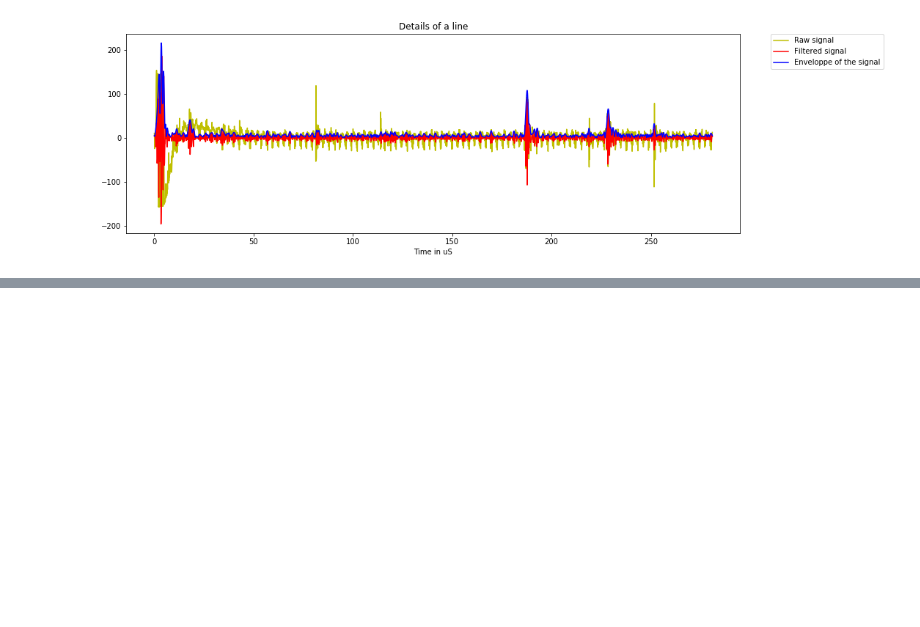
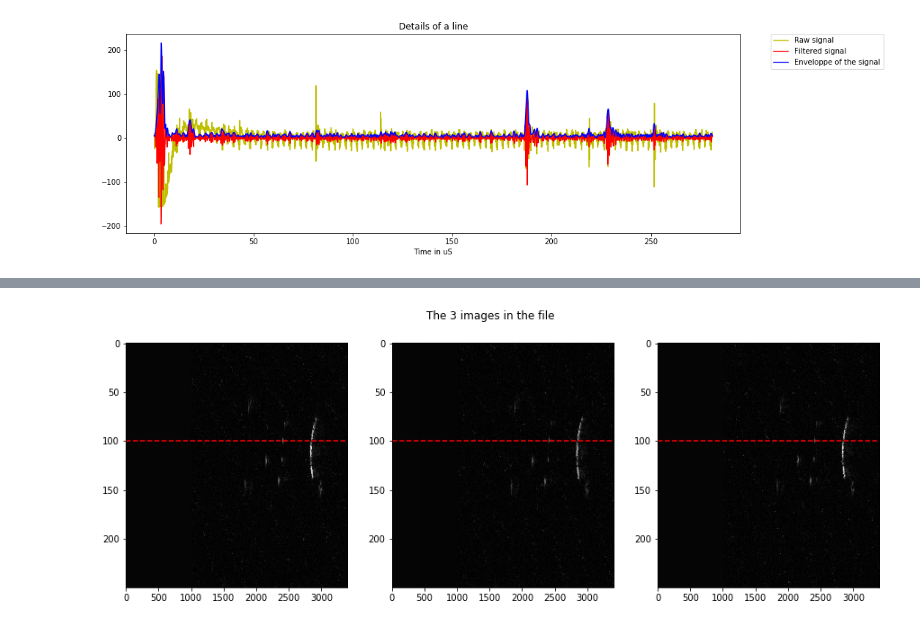
Before and after one commit to kelu124/echomods, a Jupyter notebook: elmo/data/20170715-ProbeTest.ipynb, the cells around one changed output, grey strips where cells are left out. Drawn from its saved outputs; the diff is of its cells as text; code cells hidden in the pictures; blank space fills up the shorter version.

```diff
--- a/elmo/data/20170715-ProbeTest.ipynb
+++ b/elmo/data/20170715-ProbeTest.ipynb
@@ -190,18 +192,22 @@ plt.show()
 # %%
 ListOfPoints= [104, 418, 741]
 
 f, (ax1, ax2, ax3) = plt.subplots(1, 3, figsize=(15,5))
 
-TmpImg = (abs(tableData[ListOfPoints[0]-100:ListOfPoints[0]+200]))**(1.1)
+TmpImg = (abs(tableData[ListOfPoints[0]-100:ListOfPoints[0]+150]))**(1.1)
 ax1.imshow(TmpImg,cmap=plt.get_cmap('gray'), aspect='auto')
 ax1.axhline(100, color='r', linestyle='--')
-TmpImg = (abs(tableData[ListOfPoints[1]-100:ListOfPoints[1]+200]))**(1.1)
+TmpImg = (abs(tableData[ListOfPoints[1]-100:ListOfPoints[1]+150]))**(1.1)
 ax2.imshow(TmpImg,cmap=plt.get_cmap('gray'), aspect='auto')
 ax2.axhline(100, color='r', linestyle='--')
-TmpImg = (abs(tableData[ListOfPoints[2]-100:ListOfPoints[2]+200]))**(1.1)
+TmpImg = (abs(tableData[ListOfPoints[2]-100:ListOfPoints[2]+150]))**(1.1)
 ax3.imshow(TmpImg,cmap=plt.get_cmap('gray'), aspect='auto')
 ax3.axhline(100, color='r', linestyle='--')
+plt.suptitle('The 3 images in the file')
+plt.savefig('Imgs/images_'+RawData.split("/")[-1]+".jpg", bbox_inches='tight')
 #plt.savefig('Imgs/mapCleanImage_'+RawData.split("/")[-1]+str(Start)+"-"+str(Stop)+".jpg", bbox_inches='tight')
 plt.show()
+# %% [output]
+[figure, added]
 # %%
 DecImg = []
```
Also changed, not shown: parts of 8 cells of this notebook, 6 other files.
